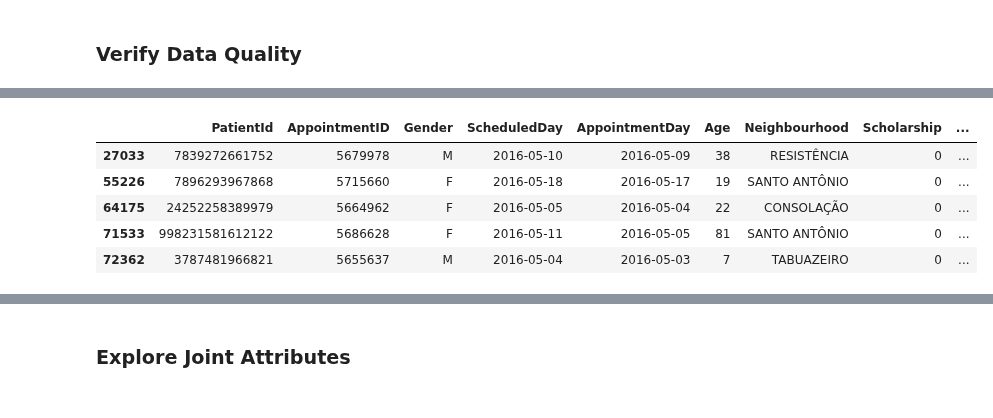
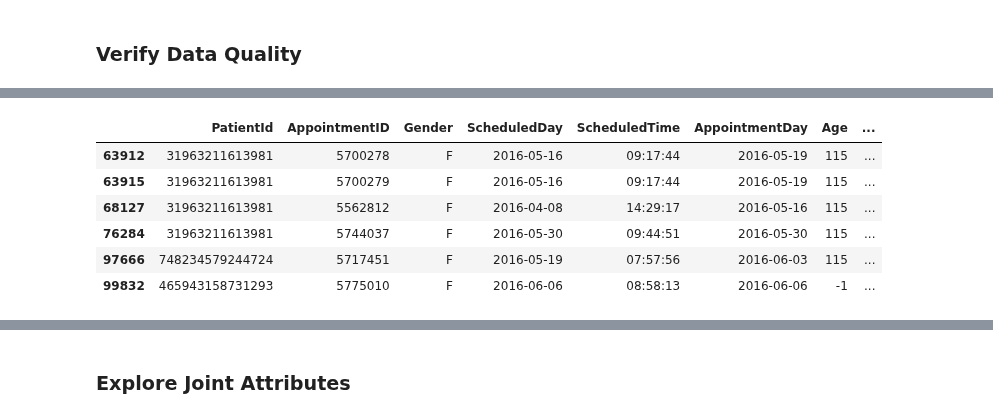
Before and after one commit to cdmorgan103/7331DataMiningNoShow, a Jupyter notebook: 7331DataMiningNoShow.ipynb, the cells around one changed output, grey strips where cells are left out. Cells and saved outputs as stored; diff of their text form; code cells hidden in the pictures.

```diff
--- a/7331DataMiningNoShow.ipynb
+++ b/7331DataMiningNoShow.ipynb
@@ -76,14 +81,0 @@ memory usage: 11.8+ MB
-# %%
-##Set the patient id to int and change to category/object data types for our binary variables (scholarship, hipertension, etc.)
-#declare the categories to be converted to objects & convert the data
-categ_features =['Scholarship','Hipertension','Diabetes','Alcoholism','Handcap','SMS_received']
-df[categ_features] = df[categ_features].astype(np.object)
-
-#Convert Patien ID to int as there is no data after the decimal anyways
-df.PatientId = df.PatientId.astype(np.int64)
-
-#Since we only have an appointment date and the schedule day only tells us the date time scheduled, we really don't need scheduled time of day... so we will convert both to date only
-df['ScheduledDay'] = pd.to_datetime(df['ScheduledDay'])
-df['ScheduledDay'] = pd.DatetimeIndex(df.ScheduledDay).normalize()
-df['AppointmentDay'] = pd.to_datetime(df['AppointmentDay'])
-df.head()
@@ -96,0 +84,18 @@ df.head()
+# %%
+# Convert categorical variables to the correct datatype
+categ_features = ['Gender', 'Neighbourhood', 'Scholarship', 'Hipertension', 'Diabetes',
+                  'Alcoholism', 'Handcap', 'SMS_received', 'No-show'
+                  ]
+df[categ_features] = df[categ_features].astype('category')
+
+# Pull-out the scheduled time of day as a new variable (ScheduledTime) and re-insert into df
+df.ScheduledDay, ScheduledTime = df.ScheduledDay.str.split('T', 1).str
+df.insert(loc=4, column='ScheduledTime', value=ScheduledTime)
+
+# Convert date-time variables to the correct type using the C-style fmt codes
+df.ScheduledDay = pd.to_datetime(df.ScheduledDay, format="%Y-%m-%d")
+df.ScheduledTime = pd.to_datetime(df.ScheduledTime, format="%H:%M:%SZ").dt.time
+df.AppointmentDay = pd.to_datetime(df.AppointmentDay, format="%Y-%m-%dT%H:%M:%SZ")
+
+# Reprint df info to check
+df.head()
@@ -106,18 +159,14 @@ Luckily this is a reletively clean dataset there are some changes to be made as
 # %%
-# Rename incorrect column names.
-df = df.rename(columns={'Hipertension': 'Hypertension', 'Handcap': 'Handicap', 'SMS_received': 'SMSReceived', 'No-show': 'NoShow'})
-df.loc[df.Age==-1]
-df.loc[df.Age==115]
-#Impute the values of sub zero age observations
-df.Age=df.Age.replace(-1,37)
+# Print observations where age is minimum or maximum
+display(df.loc[(df.Age == -1) | (df.Age == 115)])
 
-# Create a column showing days in advanced
-df['DaysInAdvance']=(df['AppointmentDay']-df['ScheduledDay']).dt.days
-df.loc[df.DaysInAdvance<0]
+# Impute the values of sub zero age observations
+df.Age=df.Age.replace(-1, int(df.Age.median()))
 # %% [output]
-|  | PatientId | AppointmentID | Gender | ScheduledDay | AppointmentDay | Age | Neighbourhood | Scholarship | ... |
-| 27033 | 7839272661752 | 5679978 | M | 2016-05-10 | 2016-05-09 | 38 | RESISTÊNCIA | 0 | ... |
-| 55226 | 7896293967868 | 5715660 | F | 2016-05-18 | 2016-05-17 | 19 | SANTO ANTÔNIO | 0 | ... |
-| 64175 | 24252258389979 | 5664962 | F | 2016-05-05 | 2016-05-04 | 22 | CONSOLAÇÃO | 0 | ... |
-| 71533 | 998231581612122 | 5686628 | F | 2016-05-11 | 2016-05-05 | 81 | SANTO ANTÔNIO | 0 | ... |
-| 72362 | 3787481966821 | 5655637 | M | 2016-05-04 | 2016-05-03 | 7 | TABUAZEIRO | 0 | ... |
+|  | PatientId | AppointmentID | Gender | ScheduledDay | ScheduledTime | AppointmentDay | Age | ... |
+| 63912 | 31963211613981 | 5700278 | F | 2016-05-16 | 09:17:44 | 2016-05-19 | 115 | ... |
+| 63915 | 31963211613981 | 5700279 | F | 2016-05-16 | 09:17:44 | 2016-05-19 | 115 | ... |
+| 68127 | 31963211613981 | 5562812 | F | 2016-04-08 | 14:29:17 | 2016-05-16 | 115 | ... |
+| 76284 | 31963211613981 | 5744037 | F | 2016-05-30 | 09:44:51 | 2016-05-30 | 115 | ... |
+| 97666 | 748234579244724 | 5717451 | F | 2016-05-19 | 07:57:56 | 2016-06-03 | 115 | ... |
+| 99832 | 465943158731293 | 5775010 | F | 2016-06-06 | 08:58:13 | 2016-06-06 | -1 | ... |
```
Also changed, not shown: parts of 28 cells of this notebook, 1 other file.
